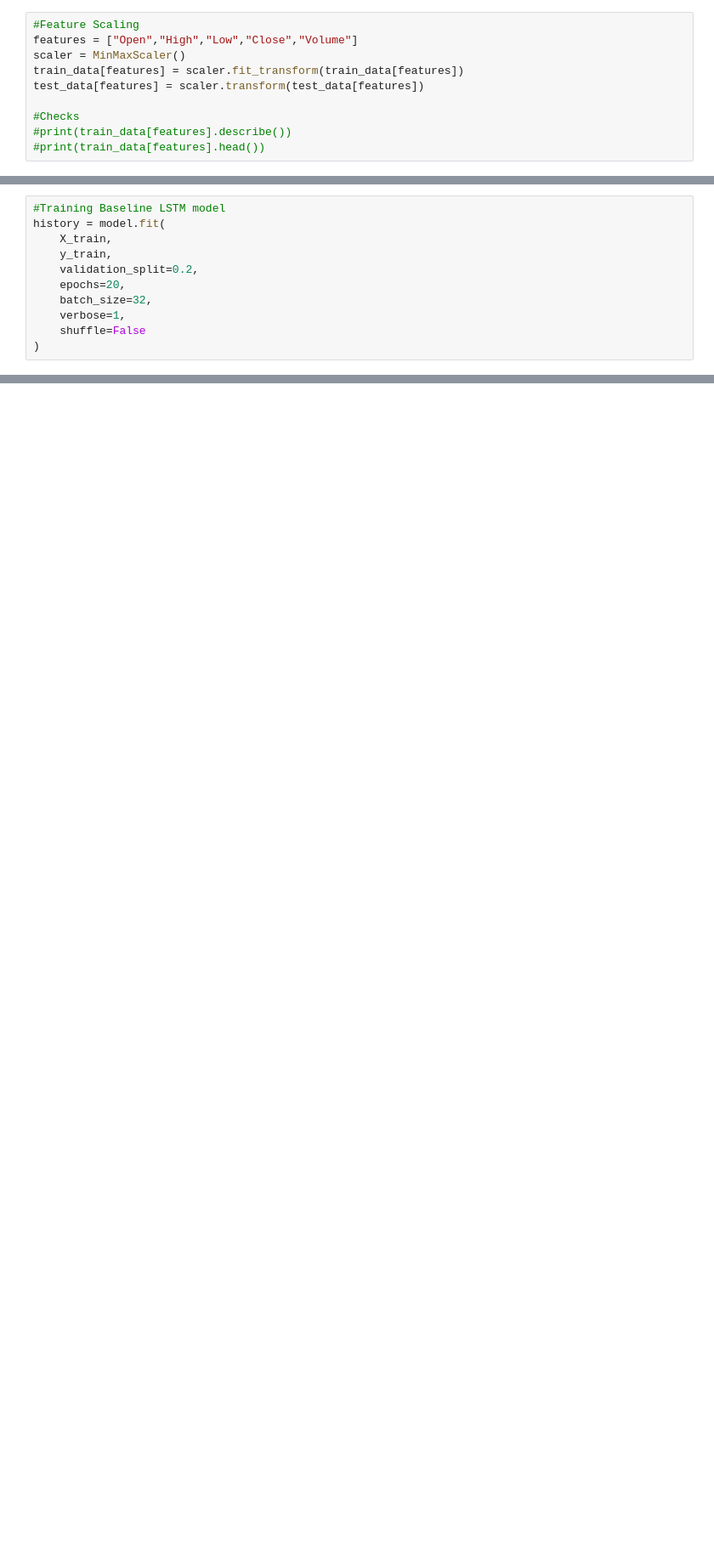
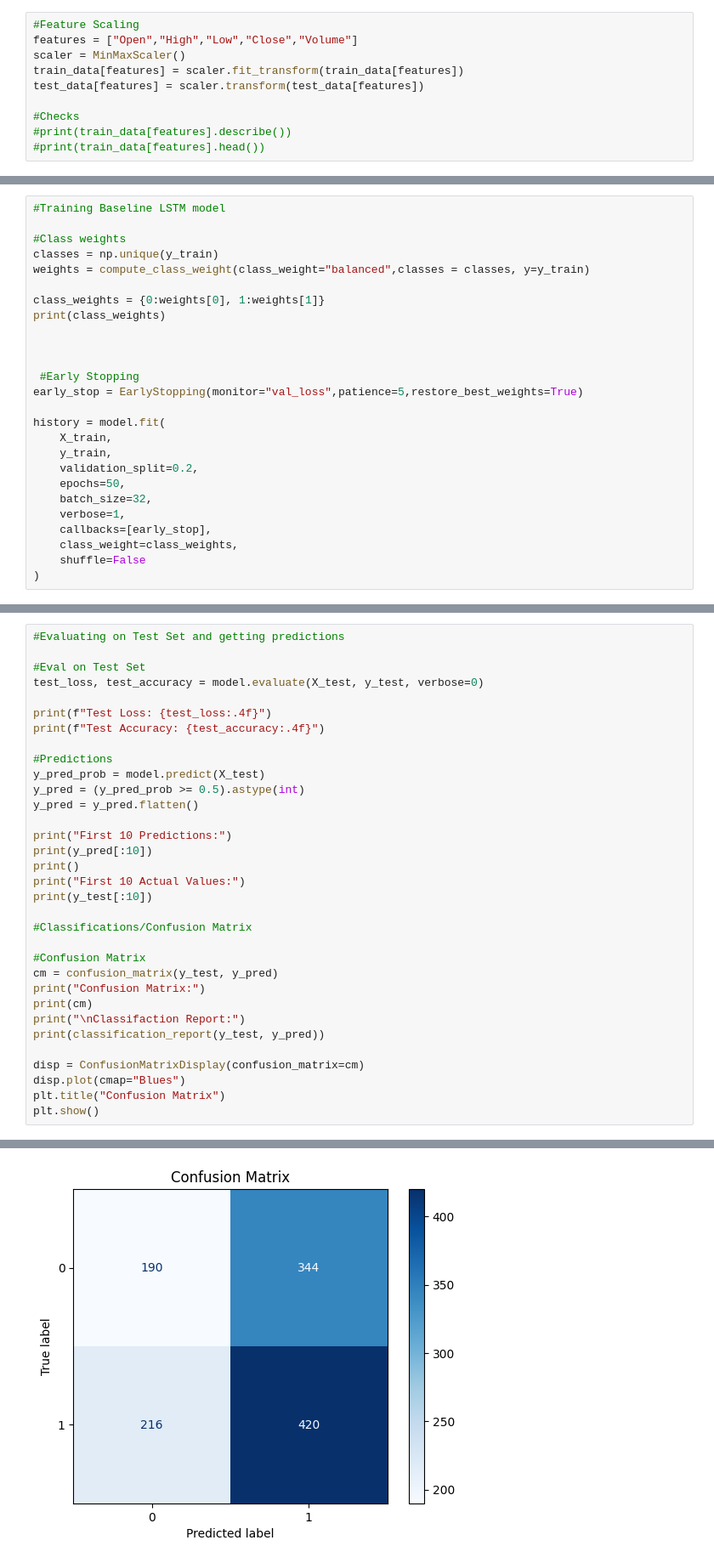
Before and after one commit to johnisaiah09/FinanceResearch-TCS-, a Jupyter notebook: Stock_Market_Research.ipynb, the cells around one changed output, grey strips where cells are left out. Shown at 85% size. Cells and saved outputs as stored; diff of their text form; blank space fills up the shorter version.

Commit message:
Baseline Model done

```diff
--- a/Stock_Market_Research.ipynb
+++ b/Stock_Market_Research.ipynb
@@ -366,13 +362,28 @@ Model: "sequential_1"
  Non-trainable params: 0 (0.00 B)
 # %%
 #Training Baseline LSTM model
+
+#Class weights
+classes = np.unique(y_train)
+weights = compute_class_weight(class_weight="balanced",classes = classes, y=y_train)
+
+class_weights = {0:weights[0], 1:weights[1]}
+print(class_weights)
+
+
+
+ #Early Stopping
+early_stop = EarlyStopping(monitor="val_loss",patience=5,restore_best_weights=True)
+
 history = model.fit(
     X_train,
     y_train,
     validation_split=0.2,
-    epochs=20,
+    epochs=50,
     batch_size=32,
     verbose=1,
+    callbacks=[early_stop],
+    class_weight=class_weights,
     shuffle=False
 )
 # %% [output]
@@ -395,0 +407,34 @@ Epoch 20/20
+# %%
+#Evaluating on Test Set and getting predictions
+
+#Eval on Test Set
+test_loss, test_accuracy = model.evaluate(X_test, y_test, verbose=0)
+
+print(f"Test Loss: {test_loss:.4f}")
+print(f"Test Accuracy: {test_accuracy:.4f}")
+
+#Predictions
+y_pred_prob = model.predict(X_test)
+y_pred = (y_pred_prob >= 0.5).astype(int)
+y_pred = y_pred.flatten()
+
+print("First 10 Predictions:")
+print(y_pred[:10])
+print()
+print("First 10 Actual Values:")
+print(y_test[:10])
+
+#Classifications/Confusion Matrix
+
+#Confusion Matrix
+cm = confusion_matrix(y_test, y_pred)
+print("Confusion Matrix:")
+print(cm)
+print("\nClassifaction Report:")
+print(classification_report(y_test, y_pred))
+
+disp = ConfusionMatrixDisplay(confusion_matrix=cm)
+disp.plot(cmap="Blues")
+plt.title("Confusion Matrix")
+plt.show()
+# %% [output]
@@ -395,0 +458 @@ Epoch 20/20
+[figure, added]
```
Also changed, not shown: parts of 6 cells of this notebook.
